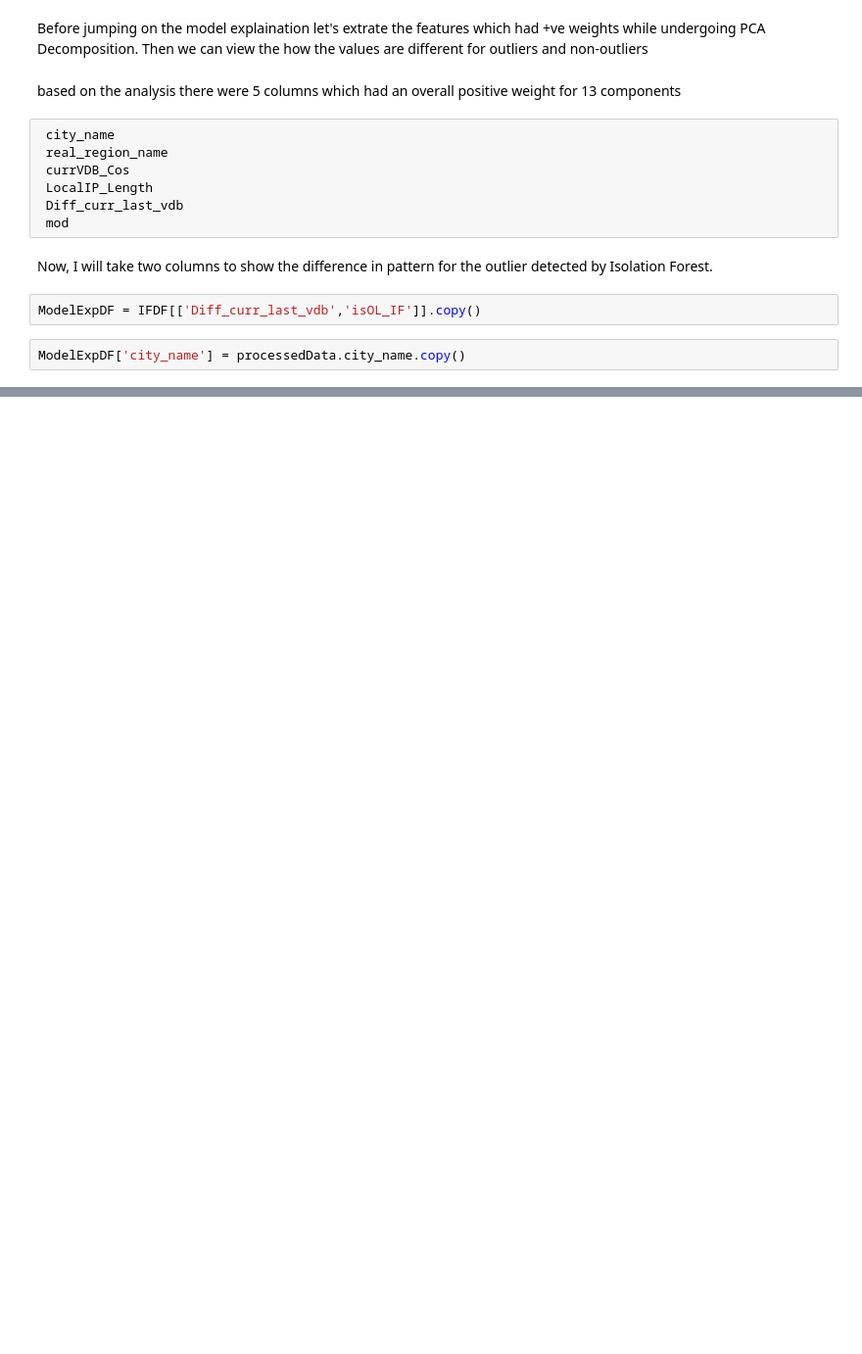
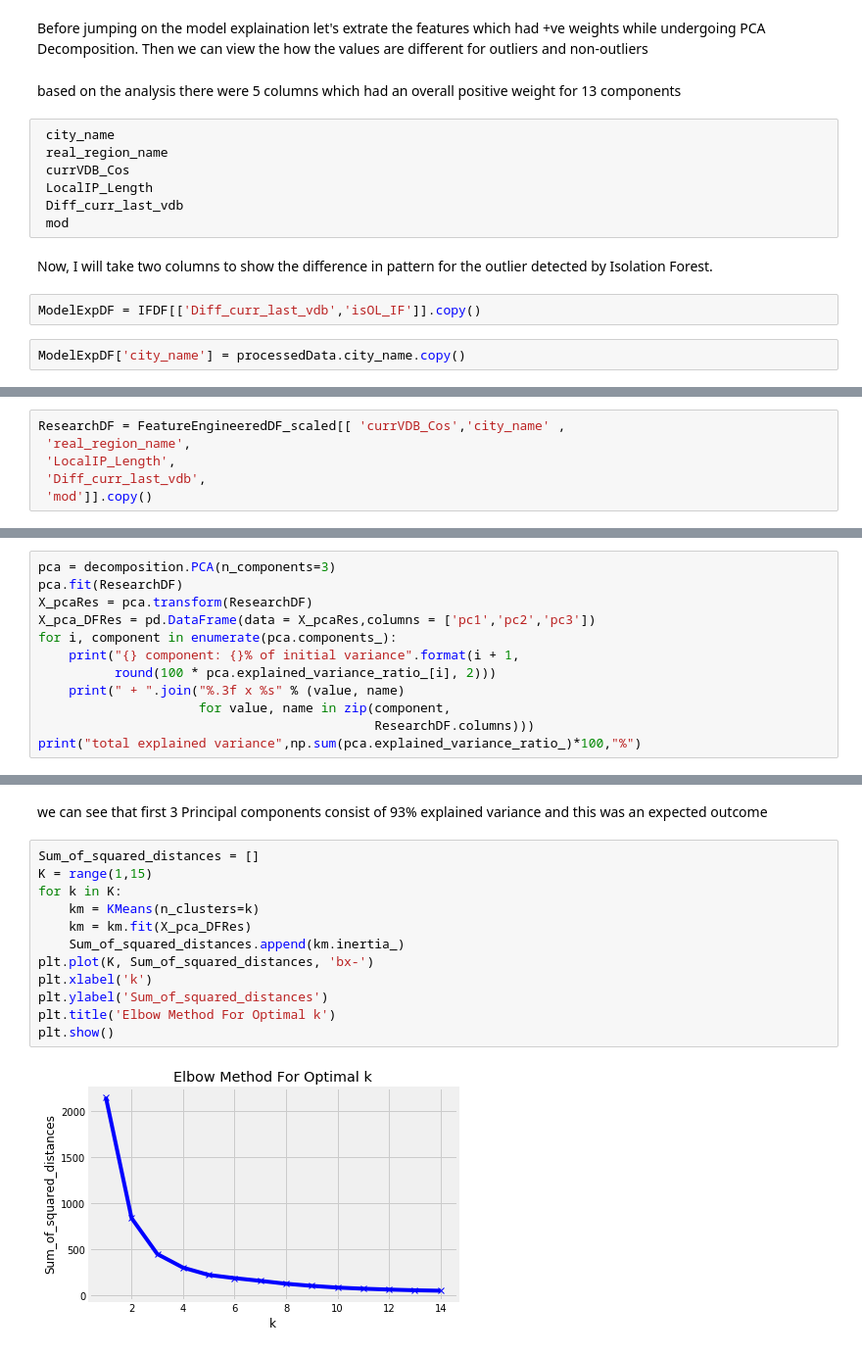
Before and after one commit to 471644/Challenges, a Jupyter notebook: Cyber Security_101 Q_H.ipynb, the cells around one changed output, grey strips where cells are left out. Shown at 98% size. Saved outputs shown, nothing was run; the diff lists cells and outputs as text; blank space fills up the shorter version.

```diff
--- a/Cyber Security_101 Q_H.ipynb
+++ b/Cyber Security_101 Q_H.ipynb
@@ -1801,0 +1806,6 @@ pd.crosstab(ModelExpDF.city_name,ModelExpDF.isOL_IF).sort_values(1, ascending=Fa
+# %%
+ResearchDF = FeatureEngineeredDF_scaled[[ 'currVDB_Cos','city_name' ,
+ 'real_region_name',
+ 'LocalIP_Length',
+ 'Diff_curr_last_vdb',
+ 'mod']].copy()
@@ -1801,0 +1826,12 @@ pd.crosstab(ModelExpDF.city_name,ModelExpDF.isOL_IF).sort_values(1, ascending=Fa
+# %%
+pca = decomposition.PCA(n_components=3)
+pca.fit(ResearchDF)
+X_pcaRes = pca.transform(ResearchDF)
+X_pca_DFRes = pd.DataFrame(data = X_pcaRes,columns = ['pc1','pc2','pc3'])
+for i, component in enumerate(pca.components_):
+    print("{} component: {}% of initial variance".format(i + 1,
+          round(100 * pca.explained_variance_ratio_[i], 2)))
+    print(" + ".join("%.3f x %s" % (value, name)
+                     for value, name in zip(component,
+                                            ResearchDF.columns)))
+print("total explained variance",np.sum(pca.explained_variance_ratio_)*100,"%")
@@ -1801,0 +1846,16 @@ pd.crosstab(ModelExpDF.city_name,ModelExpDF.isOL_IF).sort_values(1, ascending=Fa
+# %% [markdown]
+we can see that first 3 Principal components consist of 93% explained variance and this was an expected outcome
+# %%
+Sum_of_squared_distances = []
+K = range(1,15)
+for k in K:
+    km = KMeans(n_clusters=k)
+    km = km.fit(X_pca_DFRes)
+    Sum_of_squared_distances.append(km.inertia_)
+plt.plot(K, Sum_of_squared_distances, 'bx-')
+plt.xlabel('k')
+plt.ylabel('Sum_of_squared_distances')
+plt.title('Elbow Method For Optimal k')
+plt.show()
+# %% [output]
+[figure, added]
```
Also changed, not shown: parts of 69 cells of this notebook.
